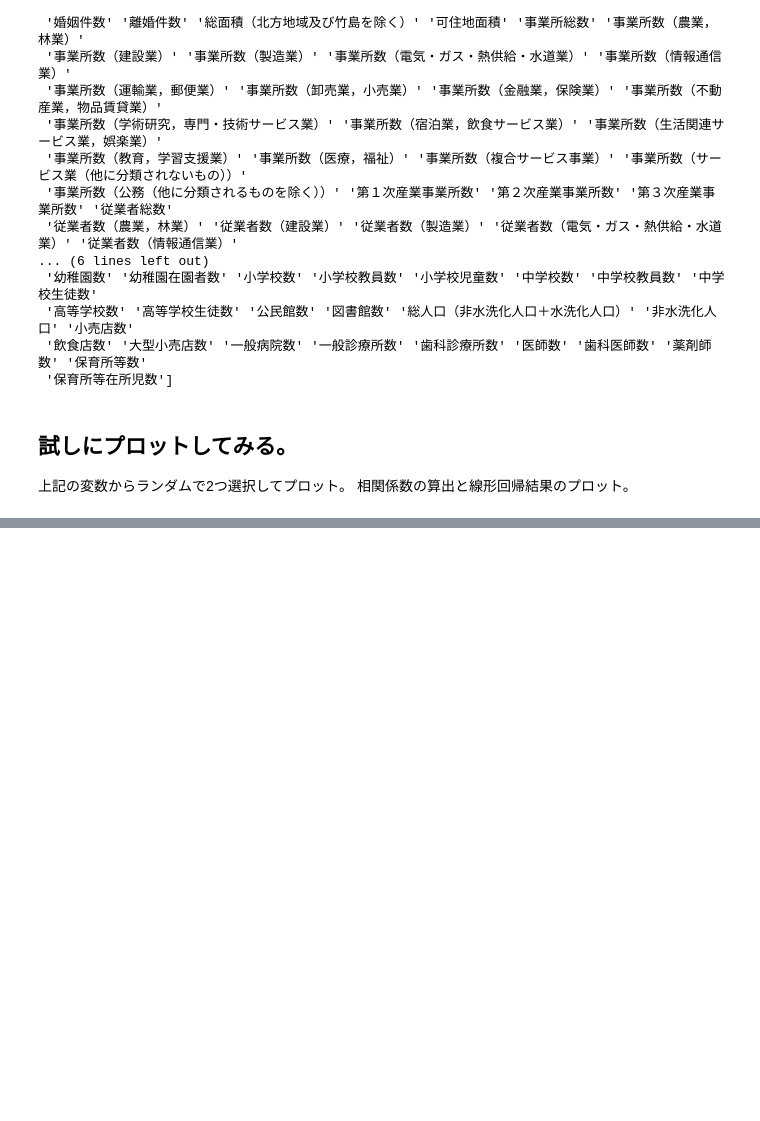
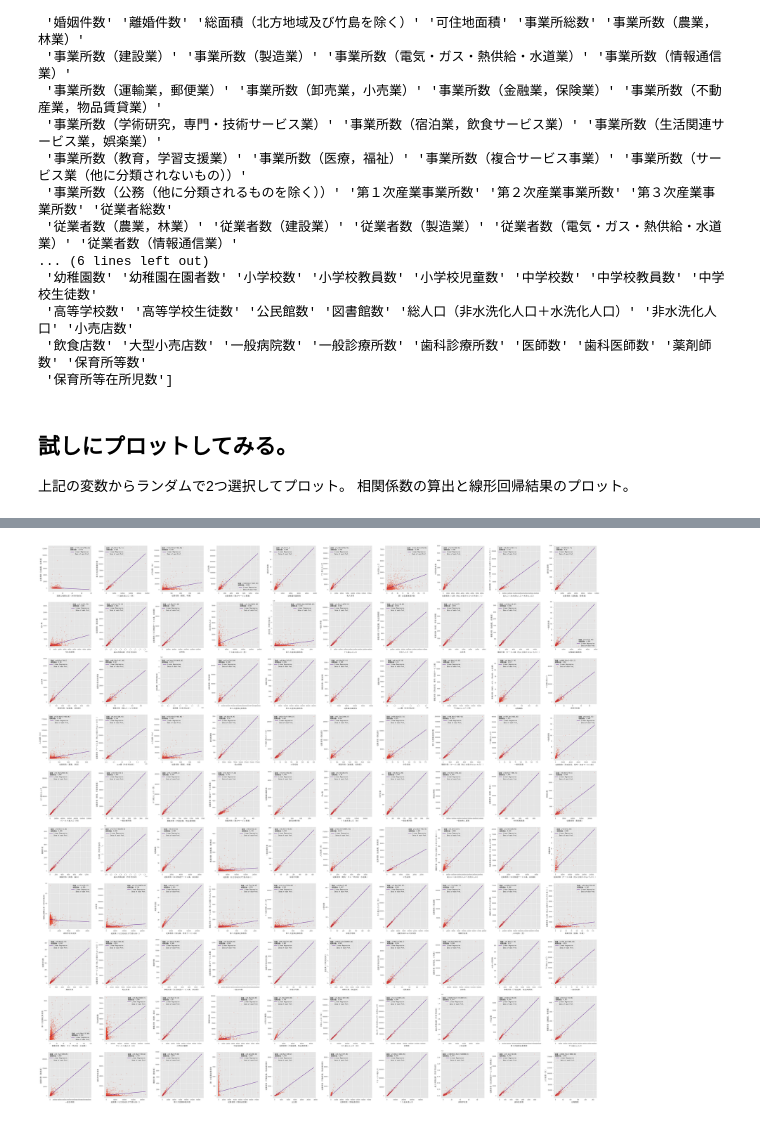
Before and after one commit to seiichiinoue/ssdse-analysis, a Jupyter notebook: import_plot_sample.ipynb, the cells around one changed output, grey strips where cells are left out. Saved outputs shown, nothing was run; the diff lists cells and outputs as text; code cells hidden in the pictures; blank space fills up the shorter version.

```diff
--- a/import_plot_sample.ipynb
+++ b/import_plot_sample.ipynb
@@ -131,0 +137,4 @@ Lassoで変数選択とかしてみるか
+# %%
+random_scatter(10, 10)
+# %% [output]
+[figure, added]
```
Also changed, not shown: parts of 6 cells of this notebook, 1 other file.
